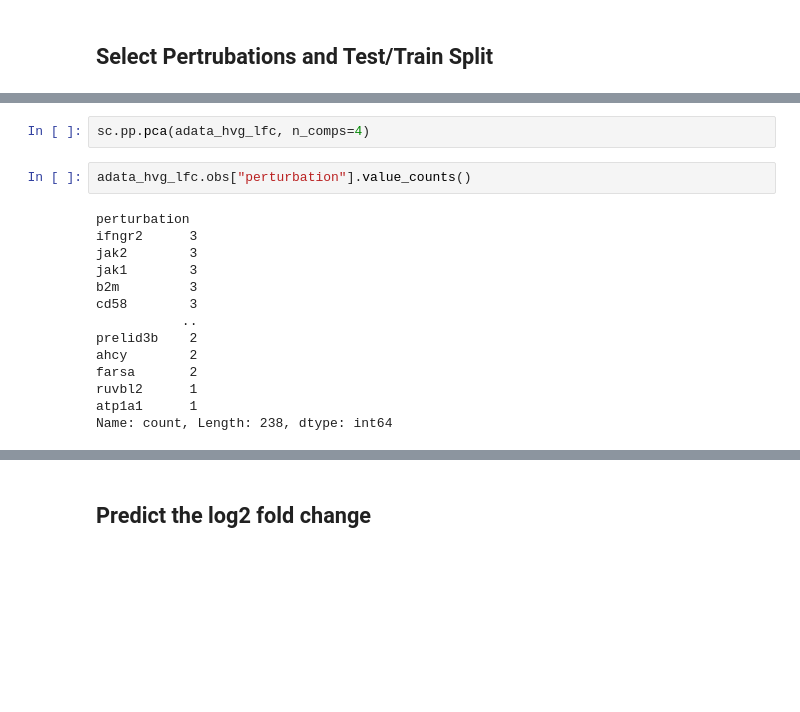
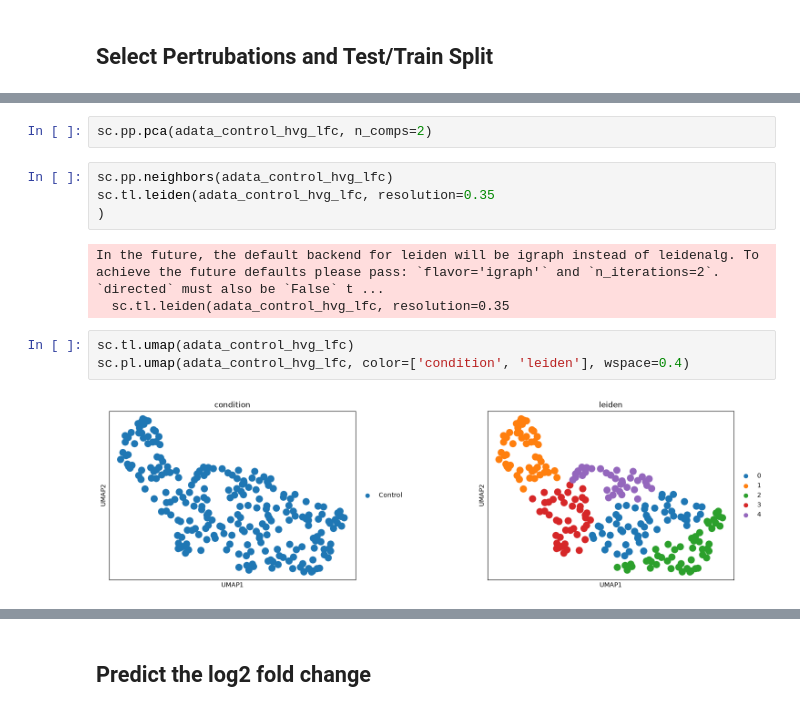
Before and after one commit to tf-kuehn/ml_omics, a Jupyter notebook: scripts/Task_3_TK.ipynb, the cells around one changed output, grey strips where cells are left out. Cells and saved outputs as stored; diff of their text form; blank space fills up the shorter version.

```diff
--- a/scripts/Task_3_TK.ipynb
+++ b/scripts/Task_3_TK.ipynb
@@ -241,18 +239,14 @@ sc.pl.pca_variance_ratio(adata_hvg_lfc, n_pcs=30, log=False)
 # %%
-sc.pp.pca(adata_hvg_lfc, n_comps=4)
+sc.pp.pca(adata_control_hvg_lfc, n_comps=2)
 # %%
-adata_hvg_lfc.obs["perturbation"].value_counts()
+sc.pp.neighbors(adata_control_hvg_lfc)
+sc.tl.leiden(adata_control_hvg_lfc, resolution=0.35
+)
 # %% [output]
-perturbation
-ifngr2      3
-jak2        3
-jak1        3
-b2m         3
-cd58        3
-           ..
-prelid3b    2
-ahcy        2
-farsa       2
-ruvbl2      1
-atp1a1      1
-Name: count, Length: 238, dtype: int64
+In the future, the default backend for leiden will be igraph instead of leidenalg. To achieve the future defaults please pass: `flavor='igraph'` and `n_iterations=2`. `directed` must also be `False` t ...
+  sc.tl.leiden(adata_control_hvg_lfc, resolution=0.35
+# %%
+sc.tl.umap(adata_control_hvg_lfc)
+sc.pl.umap(adata_control_hvg_lfc, color=['condition', 'leiden'], wspace=0.4)
+# %% [output]
+[figure, added]
```
Also changed, not shown: parts of 10 cells of this notebook.
